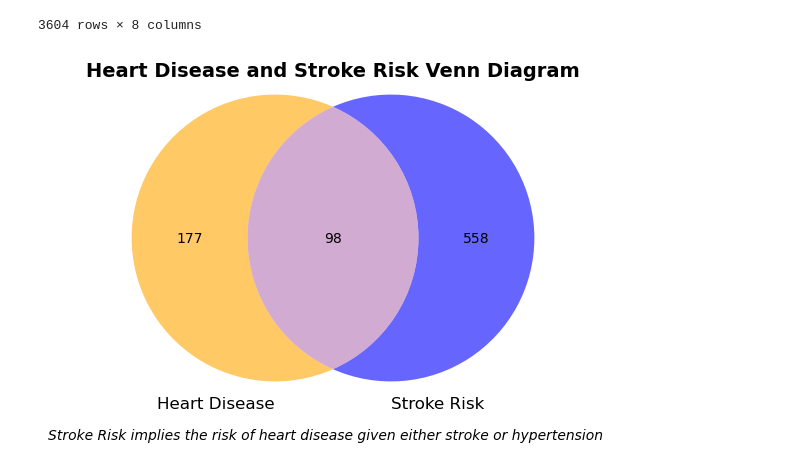
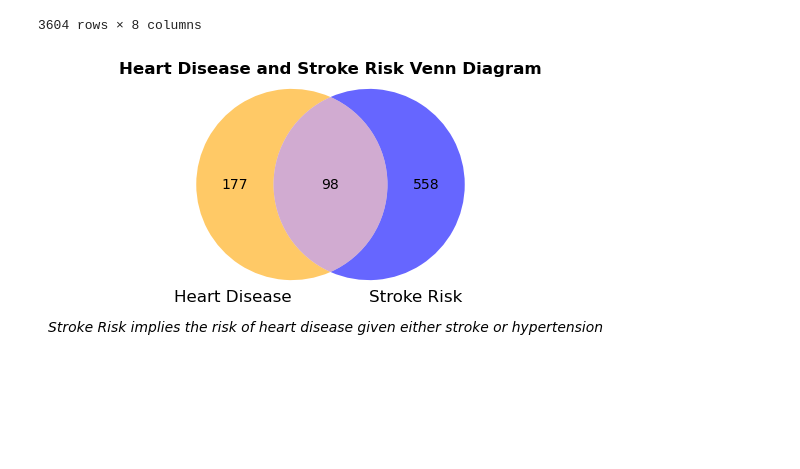
Before and after one commit to Mulders95/Predicting_Stroke_and_Heart_Disease, a Jupyter notebook: venn_diagram.ipynb, the cells around one changed output. Cells and saved outputs as stored; diff of their text form; code cells hidden in the pictures; blank space fills up the shorter version.

```diff
--- a/venn_diagram.ipynb
+++ b/venn_diagram.ipynb
@@ -56,17 +56,17 @@ heartdisease_df
 # %%
 # Sets of indices where stroke and heart risk are present
 A = set(heartdisease_df[heartdisease_df['heart_disease'] == 1].index)
 B = set(heartdisease_df[heartdisease_df['stroke_risk'] == 1].index)
 
 # Create the Venn diagram
-plt.figure(figsize=(6, 6))
+plt.figure(figsize=(4, 5))
 venn2_unweighted([A, B], set_labels=('Heart Disease', 'Stroke Risk'), set_colors=("orange", "blue"), alpha=0.6)
-plt.title("Heart Disease and Stroke Risk Venn Diagram", fontweight="bold", fontsize=14, y = 0.94)
+plt.title("Heart Disease and Stroke Risk Venn Diagram", fontweight="bold", fontsize=12, y = 0.94)
 
 # Subtitle below the diagram
-plt.figtext(0.5, 0.16, "Stroke Risk implies the risk of heart disease given either stroke or hypertension",
+plt.figtext(0.5, 0.2, "Stroke Risk implies the risk of heart disease given either stroke or hypertension",
             ha="center", fontsize=10, fontstyle="italic")
 
 plt.show()
 # %% [output]
-[figure, old version]
+[figure, new version]
```
Also changed, not shown: parts of 1 cell of this notebook, 3 other files.
